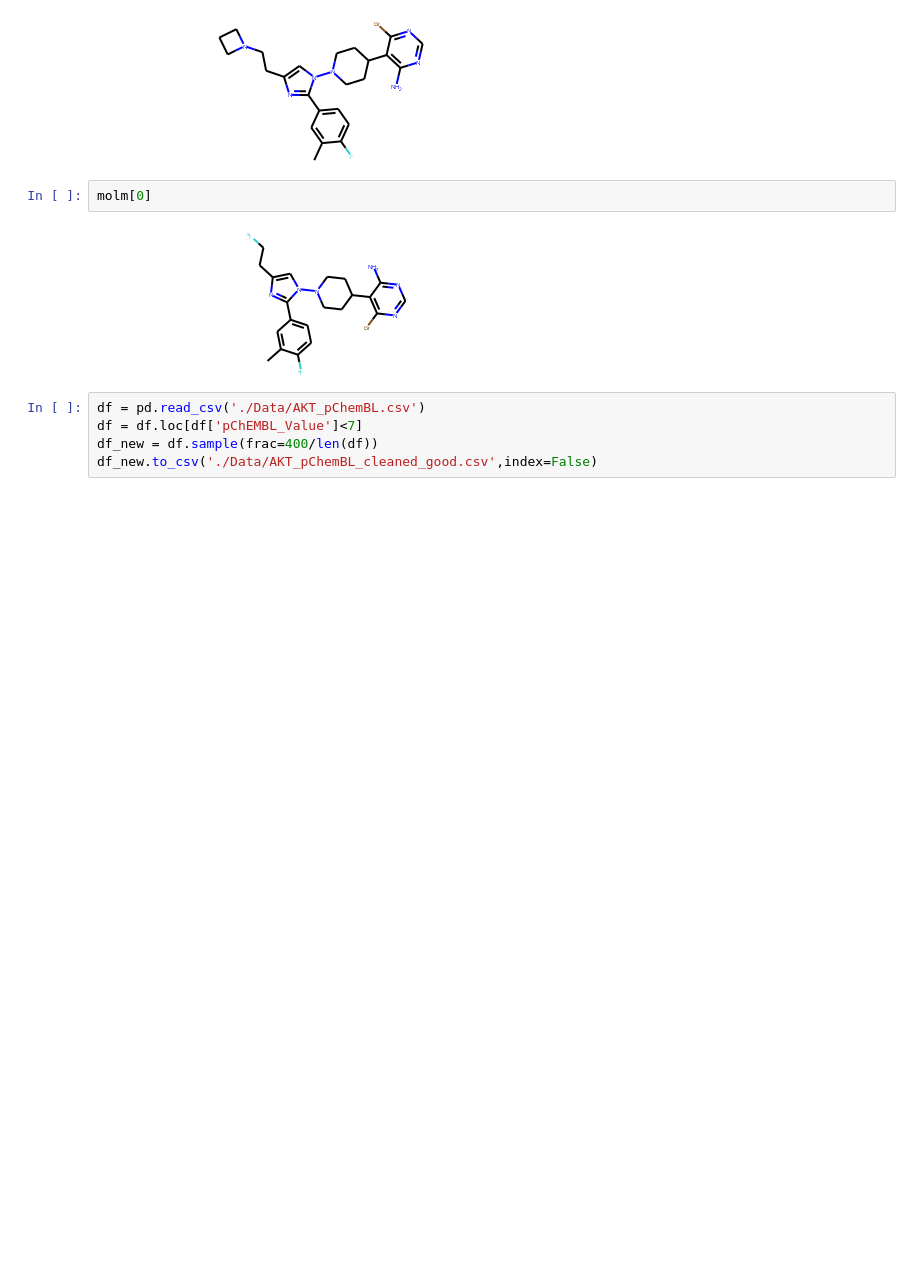
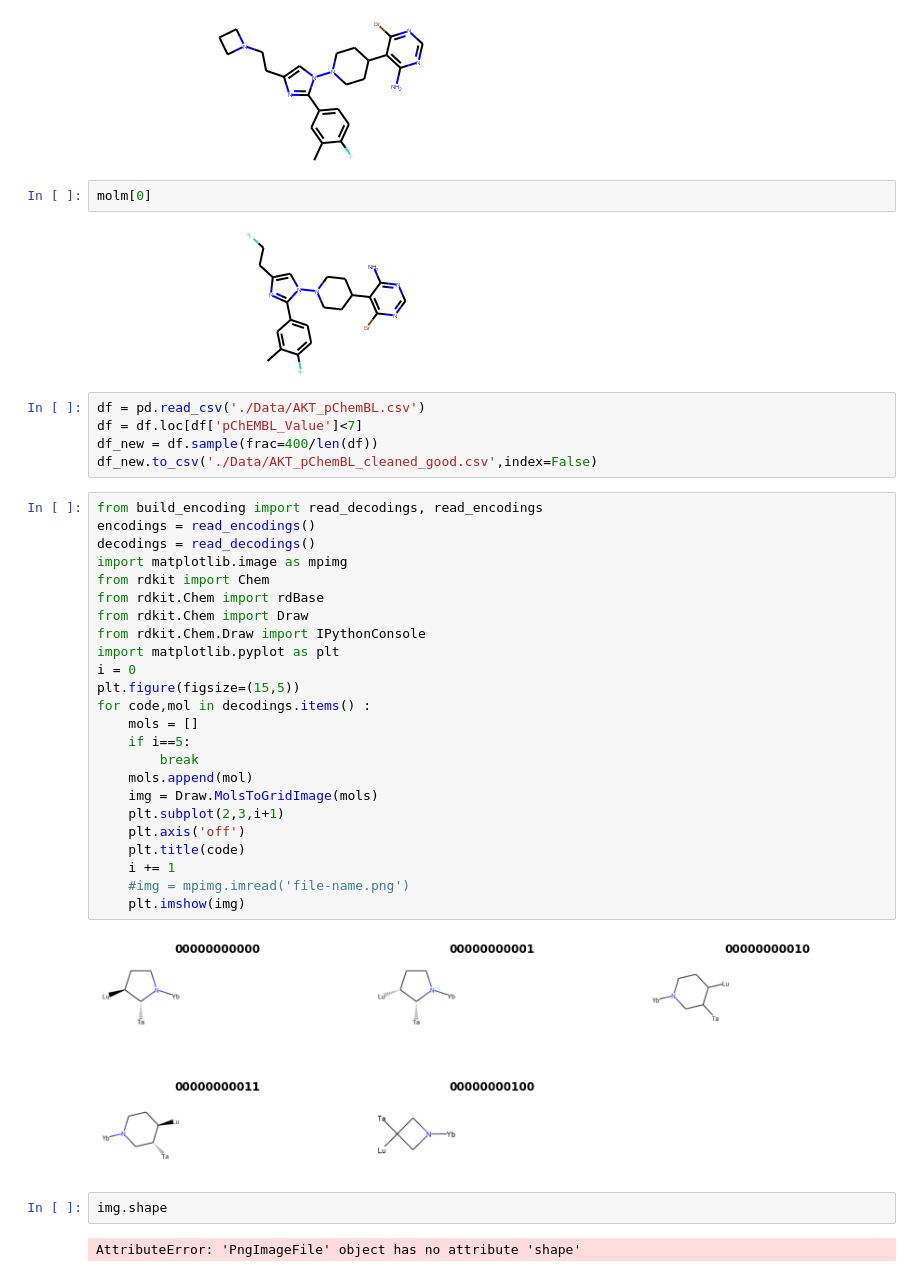
Before and after one commit to mew-two-github/de-Novo-drug-Design, a Jupyter notebook: 3.6/FMPO-Visualising the outputs.ipynb, the cells around one changed output. Cells and saved outputs as stored; diff of their text form; blank space fills up the shorter version.

```diff
--- a/3.6/FMPO-Visualising the outputs.ipynb
+++ b/3.6/FMPO-Visualising the outputs.ipynb
@@ -1188,3 +1188,33 @@ df = pd.read_csv('./Data/AKT_pChemBL.csv')
 df = df.loc[df['pChEMBL_Value']<7]
 df_new = df.sample(frac=400/len(df))
 df_new.to_csv('./Data/AKT_pChemBL_cleaned_good.csv',index=False)
+# %%
+from build_encoding import read_decodings, read_encodings
+encodings = read_encodings()
+decodings = read_decodings()
+import matplotlib.image as mpimg
+from rdkit import Chem
+from rdkit.Chem import rdBase
+from rdkit.Chem import Draw
+from rdkit.Chem.Draw import IPythonConsole
+import matplotlib.pyplot as plt
+i = 0
+plt.figure(figsize=(15,5))
+for code,mol in decodings.items() :
+    mols = []
+    if i==5:
+        break
+    mols.append(mol)
+    img = Draw.MolsToGridImage(mols)
+    plt.subplot(2,3,i+1)
+    plt.axis('off')
+    plt.title(code)
+    i += 1
+    #img = mpimg.imread('file-name.png')
+    plt.imshow(img)
+# %% [output]
+[figure, added]
+# %%
+img.shape
+# %% [output]
+AttributeError: 'PngImageFile' object has no attribute 'shape'
```
Also changed, not shown: parts of 1 cell of this notebook, 5 other files.
